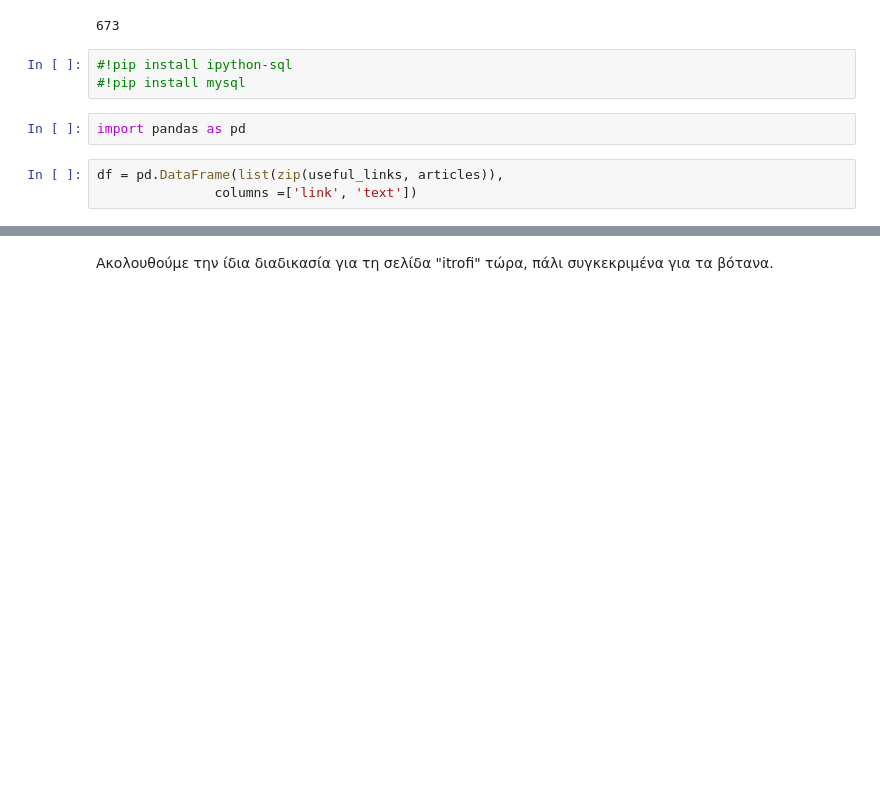
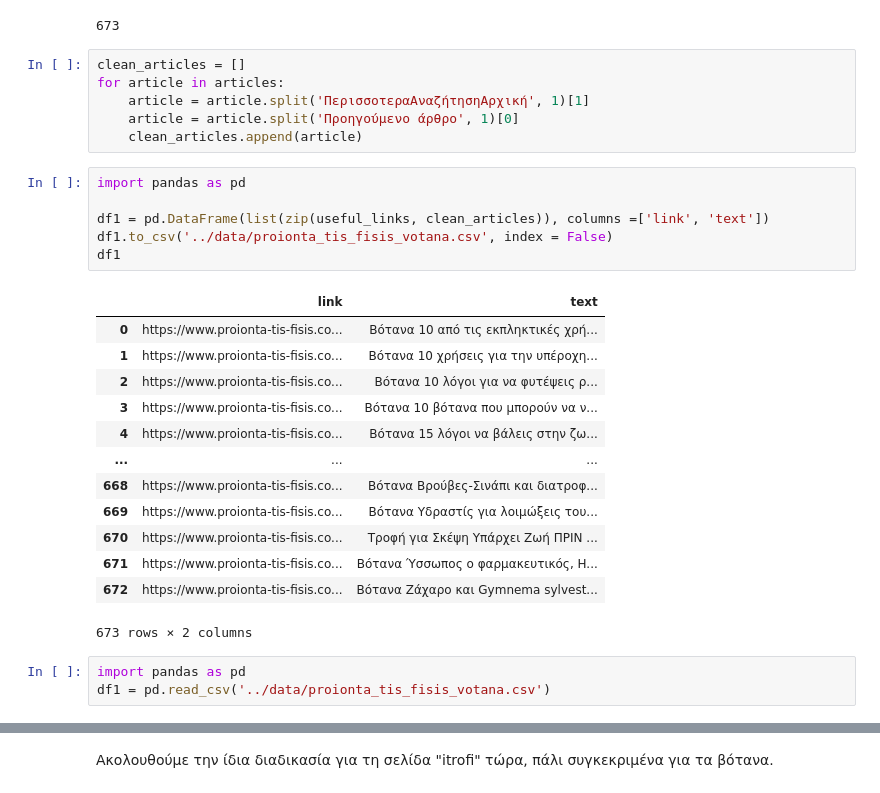
Before and after one commit to konstantinagianna/Internship_NCSR_Demokritos, a Jupyter notebook: src/Data Collection.ipynb, the cells around one changed output, grey strips where cells are left out. Saved outputs shown, nothing was run; the diff lists cells and outputs as text; blank space fills up the shorter version.

Commit message:
Cleaned data

```diff
--- a/src/Data Collection.ipynb
+++ b/src/Data Collection.ipynb
@@ -79,11 +71,32 @@ len(articles)
 len(useful_links)
 # %% [output]
 673
-# %%
-#!pip install ipython-sql
-#!pip install mysql
+# %%
+clean_articles = []
+for article in articles:
+    article = article.split('ΠερισσοτεραΑναζήτησηΑρχική', 1)[1]
+    article = article.split('Προηγούμενο άρθρο', 1)[0]
+    clean_articles.append(article)
+# %%
+import pandas as pd
+
+df1 = pd.DataFrame(list(zip(useful_links, clean_articles)), columns =['link', 'text'])
+df1.to_csv('../data/proionta_tis_fisis_votana.csv', index = False)
+df1
+# %% [output]
+|  | link | text |
+| 0 | https://www.proionta-tis-fisis.co... | Βότανα 10 από τις εκπληκτικές χρή... |
+| 1 | https://www.proionta-tis-fisis.co... | Βότανα 10 χρήσεις για την υπέροχη... |
+| 2 | https://www.proionta-tis-fisis.co... | Βότανα 10 λόγοι για να φυτέψεις ρ... |
+| 3 | https://www.proionta-tis-fisis.co... | Βότανα 10 βότανα που μπορούν να ν... |
+| 4 | https://www.proionta-tis-fisis.co... | Βότανα 15 λόγοι να βάλεις στην ζω... |
+| ... | ... | ... |
+| 668 | https://www.proionta-tis-fisis.co... | Βότανα Βρούβες-Σινάπι και διατροφ... |
+| 669 | https://www.proionta-tis-fisis.co... | Βότανα Υδραστίς για λοιμώξεις του... |
+| 670 | https://www.proionta-tis-fisis.co... | Τροφή για Σκέψη Υπάρχει Ζωή ΠΡΙΝ ... |
+| 671 | https://www.proionta-tis-fisis.co... | Βότανα Ύσσωπος ο φαρμακευτικός, H... |
+| 672 | https://www.proionta-tis-fisis.co... | Βότανα Ζάχαρο και Gymnema sylvest... |
+673 rows × 2 columns
 # %%
 import pandas as pd
+df1 = pd.read_csv('../data/proionta_tis_fisis_votana.csv')
-# %%
-df = pd.DataFrame(list(zip(useful_links, articles)),
-               columns =['link', 'text'])
```
Also changed, not shown: parts of 10 cells of this notebook, 6 other files.
